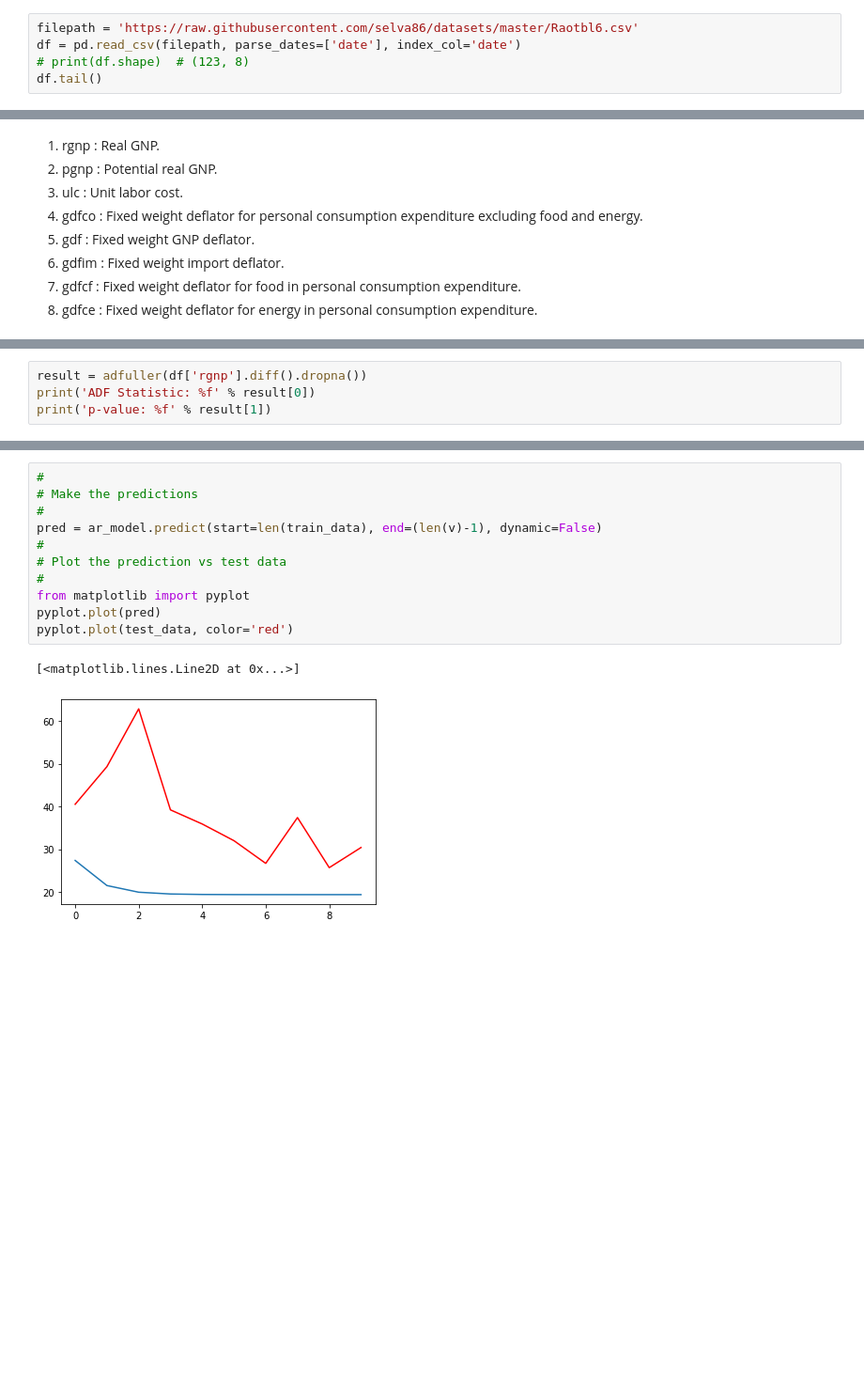
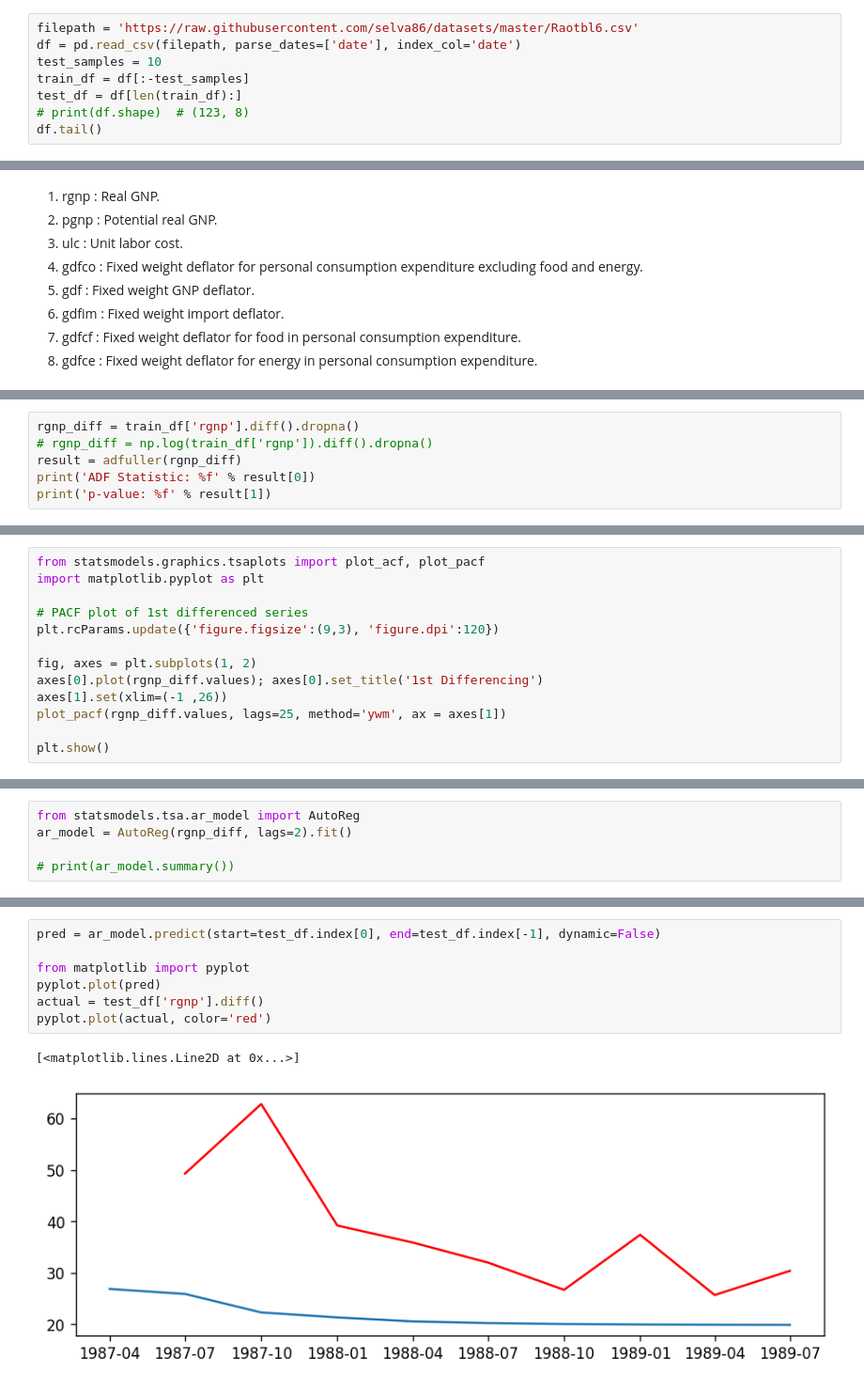
Before and after one commit to aryeko/DeepLearning-TAU, a Jupyter notebook: Ex2/Ex2 - Q2 - GNP data.ipynb, the cells around one changed output, grey strips where cells are left out. Shown: that part at 94% size. Saved outputs shown, nothing was run; the diff lists cells and outputs as text; blank space fills up the shorter version.

Commit message:
Ex2-Q2: Adding AR model for rgnp

```diff
--- a/Ex2/Ex2 - Q2 - GNP data.ipynb
+++ b/Ex2/Ex2 - Q2 - GNP data.ipynb
@@ -19,6 +19,9 @@ import pandas as pd
 # %%
 filepath = 'https://raw.githubusercontent.com/selva86/datasets/master/Raotbl6.csv'
 df = pd.read_csv(filepath, parse_dates=['date'], index_col='date')
+test_samples = 10
+train_df = df[:-test_samples]
+test_df = df[len(train_df):]
 # print(df.shape)  # (123, 8)
 df.tail()
 # %% [output]
@@ -54,5 +59,7 @@ p-value: 0.988604
 # %%
-result = adfuller(df['rgnp'].diff().dropna())
+rgnp_diff = train_df['rgnp'].diff().dropna()
+# rgnp_diff = np.log(train_df['rgnp']).diff().dropna()
+result = adfuller(rgnp_diff)
 print('ADF Statistic: %f' % result[0])
 print('p-value: %f' % result[1])
 # %% [output]
@@ -181,0 +72,13 @@ AR.1            3.7580           +0.0000j            3.7580            0.0000
+# %%
+from statsmodels.graphics.tsaplots import plot_acf, plot_pacf
+import matplotlib.pyplot as plt
+
+# PACF plot of 1st differenced series
+plt.rcParams.update({'figure.figsize':(9,3), 'figure.dpi':120})
+
+fig, axes = plt.subplots(1, 2)
+axes[0].plot(rgnp_diff.values); axes[0].set_title('1st Differencing')
+axes[1].set(xlim=(-1 ,26))
+plot_pacf(rgnp_diff.values, lags=25, method='ywm', ax = axes[1])
+
+plt.show()
@@ -181,0 +92,5 @@ AR.1            3.7580           +0.0000j            3.7580            0.0000
+# %%
+from statsmodels.tsa.ar_model import AutoReg
+ar_model = AutoReg(rgnp_diff, lags=2).fit()
+
+# print(ar_model.summary())
@@ -182,14 +99,10 @@ AR.1            3.7580           +0.0000j            3.7580            0.0000
 # %%
-#
-# Make the predictions
-#
-pred = ar_model.predict(start=len(train_data), end=(len(v)-1), dynamic=False)
-#
-# Plot the prediction vs test data
-#
+pred = ar_model.predict(start=test_df.index[0], end=test_df.index[-1], dynamic=False)
+
 from matplotlib import pyplot
 pyplot.plot(pred)
-pyplot.plot(test_data, color='red')
+actual = test_df['rgnp'].diff()
+pyplot.plot(actual, color='red')
 # %% [output]
 [<matplotlib.lines.Line2D at 0x...>]
-[figure, old version]
+[figure, new version]
```
Also changed, not shown: parts of 23 cells of this notebook.
